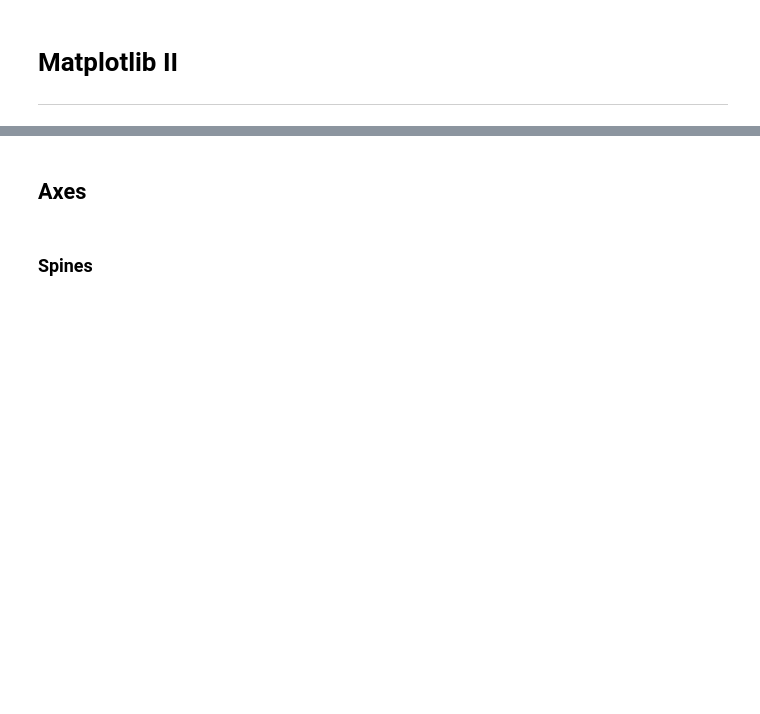
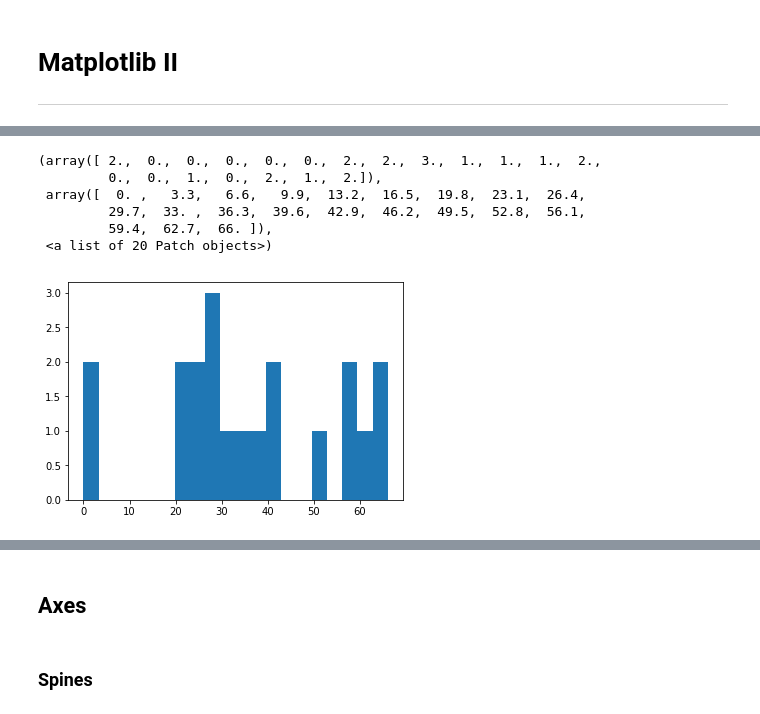
Before and after one commit to learningwithdg/datascience, a Jupyter notebook: Matplotlib II.ipynb, the cells around one changed output, grey strips where cells are left out. Saved outputs shown, nothing was run; the diff lists cells and outputs as text; code cells hidden in the pictures; blank space fills up the shorter version.

```diff
--- a/Matplotlib II.ipynb
+++ b/Matplotlib II.ipynb
@@ -47,0 +62,10 @@ plt.hist(values)
+# %%
+plt.hist(ages, bins=20)
+# %% [output]
+(array([ 2.,  0.,  0.,  0.,  0.,  0.,  2.,  2.,  3.,  1.,  1.,  1.,  2.,
+         0.,  0.,  1.,  0.,  2.,  1.,  2.]),
+ array([  0. ,   3.3,   6.6,   9.9,  13.2,  16.5,  19.8,  23.1,  26.4,
+         29.7,  33. ,  36.3,  39.6,  42.9,  46.2,  49.5,  52.8,  56.1,
+         59.4,  62.7,  66. ]),
+ <a list of 20 Patch objects>)
+[figure, added]
```
Also changed, not shown: parts of 17 cells of this notebook, 5 other files.
